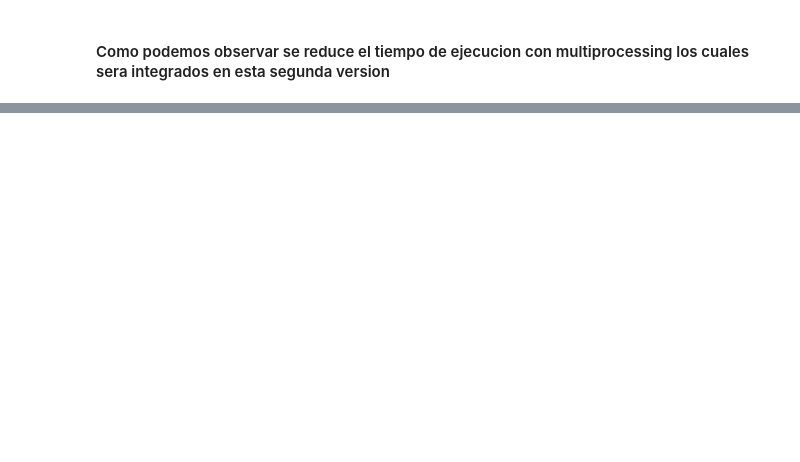
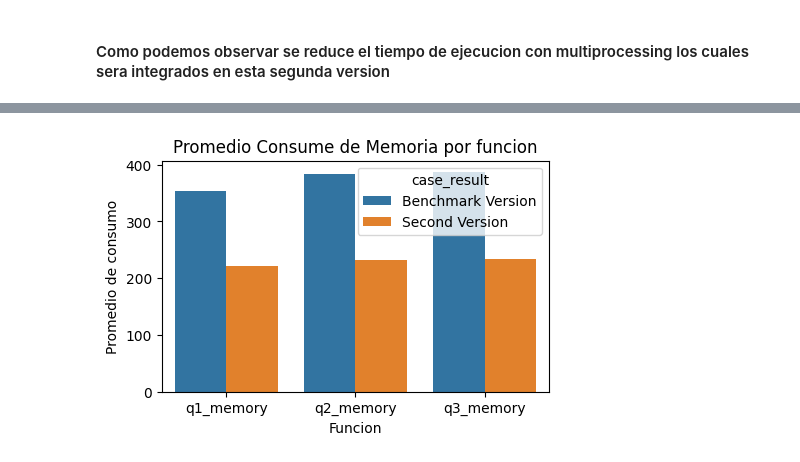
Before and after one commit to gtm144-hub/LTChallenge, a Jupyter notebook: src/challenge.ipynb, the cells around one changed output, grey strips where cells are left out. Saved outputs shown, nothing was run; the diff lists cells and outputs as text; code cells hidden in the pictures; blank space fills up the shorter version.

```diff
--- a/src/challenge.ipynb
+++ b/src/challenge.ipynb
@@ -201,0 +209,12 @@ NOTA: Se evaluo polars pero surgio un bug que en esta entrega no alcanzara el ti
+# %%
+bucket_name = 'test_jobs144'
+file_name = 'lt/results/memory_result.csv'
+file_path = get_file_path(bucket_name, file_name)
+df = pd.read_csv(file_path)
+# %%
+import numpy as np
+df['rank'] = df.groupby('function')['timestamp'].rank(method='first', ascending=True)
+conditions = [(df['rank'] == 1),(df['rank'] == 2)]
+choices = ['Benchmark Version', 'Second Version']
+df['case_result'] = np.select(conditions, choices, default='other')
+df
@@ -201,0 +229,17 @@ NOTA: Se evaluo polars pero surgio un bug que en esta entrega no alcanzara el ti
+# %%
+import pandas as pd
+import seaborn as sns
+import matplotlib.pyplot as plt
+
+plt.figure(figsize=(5, 3))
+sns.barplot(x='function', y='avg_memory_usage', hue='case_result', data=df)
+
+# Add titles and labels
+plt.title('Promedio Consume de Memoria por funcion')
+plt.xlabel('Funcion')
+plt.ylabel('Promedio de consumo')
+
+# Display the plot
+plt.show()
+# %% [output]
+[figure, added]
```
Also changed, not shown: parts of 12 cells of this notebook.
